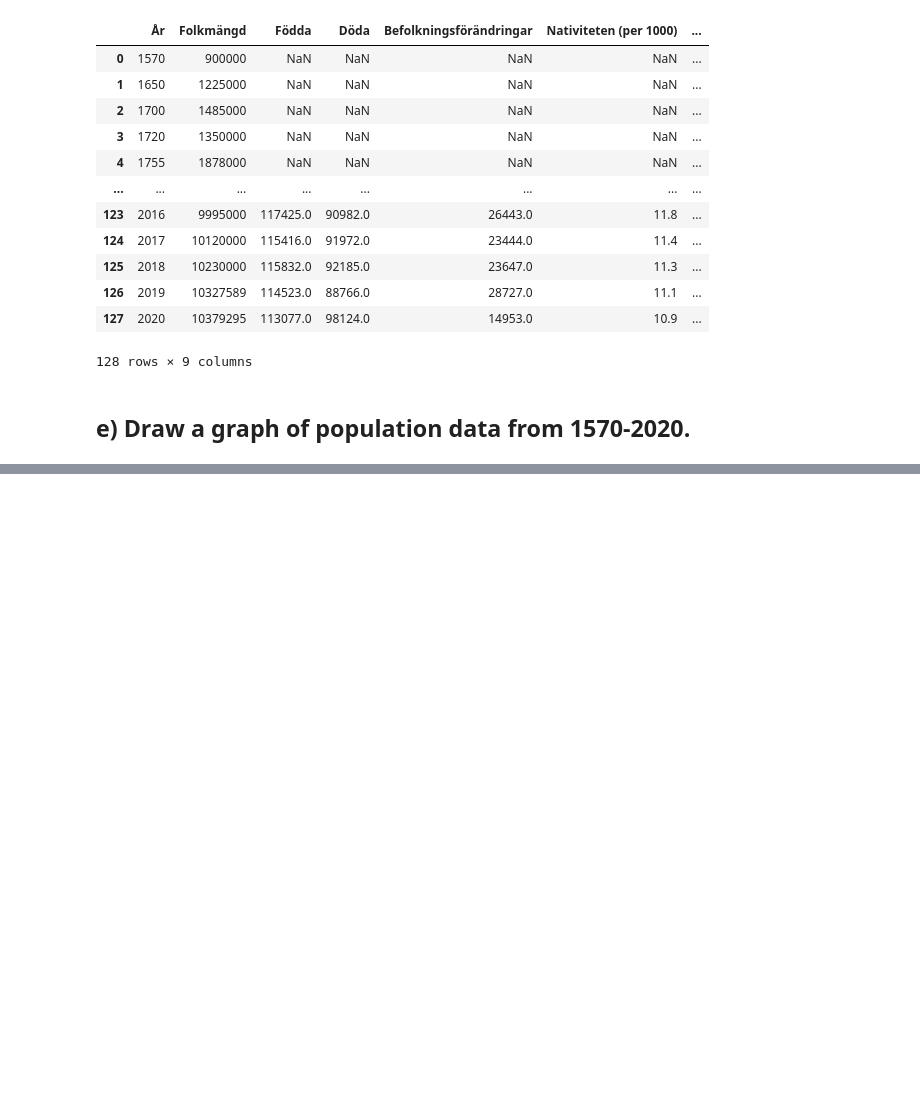
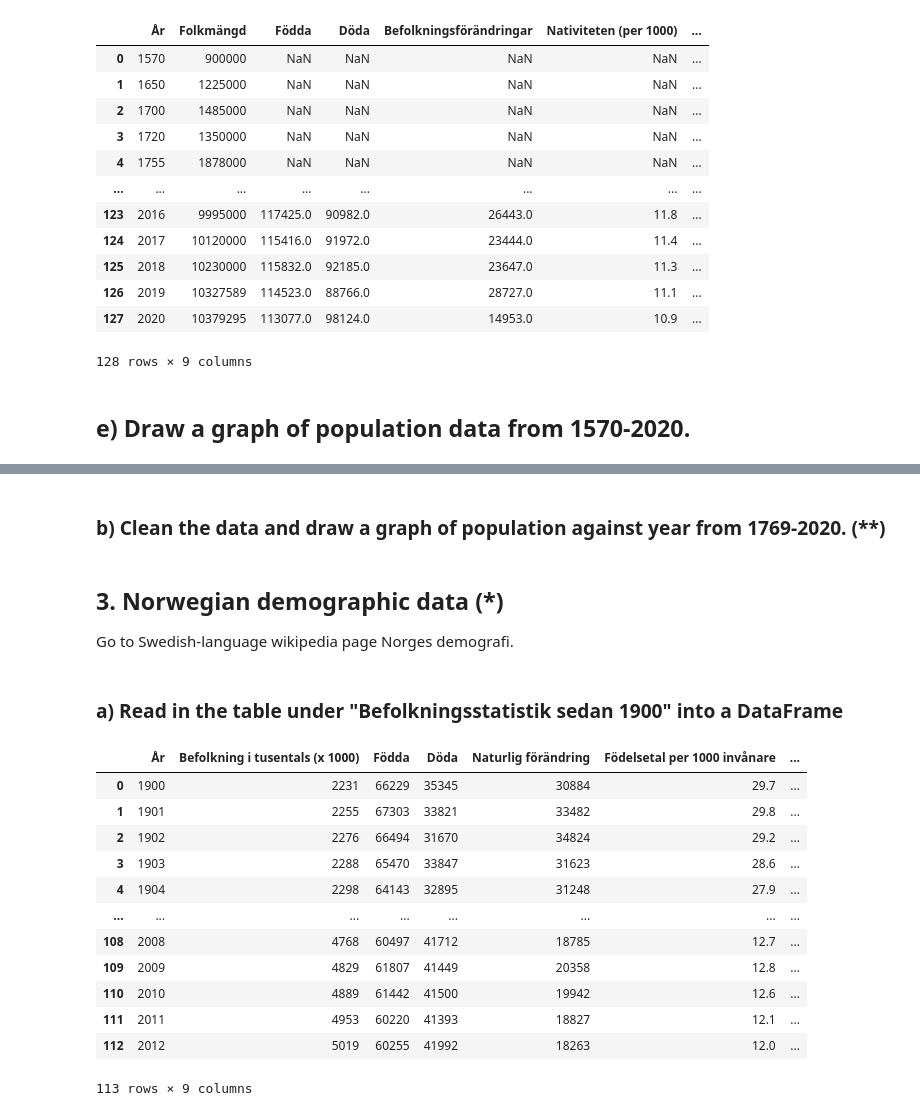
Before and after one commit to Erik-M-Larsson/Databehandling-Erik-Larsson, a Jupyter notebook: Exercises/E2.ipynb, the cells around one changed output, grey strips where cells are left out. Drawn from its saved outputs; the diff is of its cells as text; code cells hidden in the pictures; blank space fills up the shorter version.

```diff
--- a/Exercises/E2.ipynb
+++ b/Exercises/E2.ipynb
@@ -113,0 +143,2 @@ fig.show()
+# %% [markdown]
+###   b) Clean the data and draw a graph of population against year from 1769-2020. (**)
@@ -113,0 +157,26 @@ fig.show()
+# %% [markdown]
+## 3. Norwegian demographic data (*)
+Go to Swedish-language wikipedia page Norges demografi.
+# %% [markdown]
+### a) Read in the table under "Befolkningsstatistik sedan 1900" into a DataFrame
+# %%
+link = "https://sv.wikipedia.org/wiki/Norges_demografi"
+
+bef_stat_n = pd.read_html(link, match= "Naturlig förändring per 1000 invånare", thousands= " ", decimal=",", header=0, keep_default_na=False)[0]
+
+bef_stat_n = bef_stat_n.rename({"Unnamed: 0" : "År"}, axis="columns")
+bef_stat_n
+# %% [output]
+|  | År | Befolkning i tusentals (x 1000) | Födda | Döda | Naturlig förändring | Födelsetal per 1000 invånare | ... |
+| 0 | 1900 | 2231 | 66229 | 35345 | 30884 | 29.7 | ... |
+| 1 | 1901 | 2255 | 67303 | 33821 | 33482 | 29.8 | ... |
+| 2 | 1902 | 2276 | 66494 | 31670 | 34824 | 29.2 | ... |
+| 3 | 1903 | 2288 | 65470 | 33847 | 31623 | 28.6 | ... |
+| 4 | 1904 | 2298 | 64143 | 32895 | 31248 | 27.9 | ... |
+| ... | ... | ... | ... | ... | ... | ... | ... |
+| 108 | 2008 | 4768 | 60497 | 41712 | 18785 | 12.7 | ... |
+| 109 | 2009 | 4829 | 61807 | 41449 | 20358 | 12.8 | ... |
+| 110 | 2010 | 4889 | 61442 | 41500 | 19942 | 12.6 | ... |
+| 111 | 2011 | 4953 | 60220 | 41393 | 18827 | 12.1 | ... |
+| 112 | 2012 | 5019 | 60255 | 41992 | 18263 | 12.0 | ... |
+113 rows × 9 columns
```
Also changed, not shown: parts of 14 cells of this notebook.
